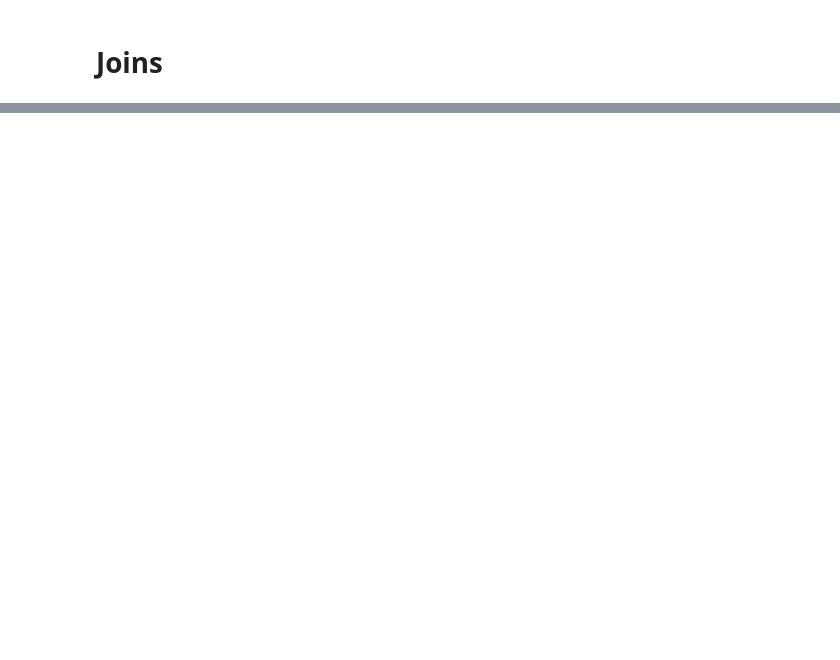
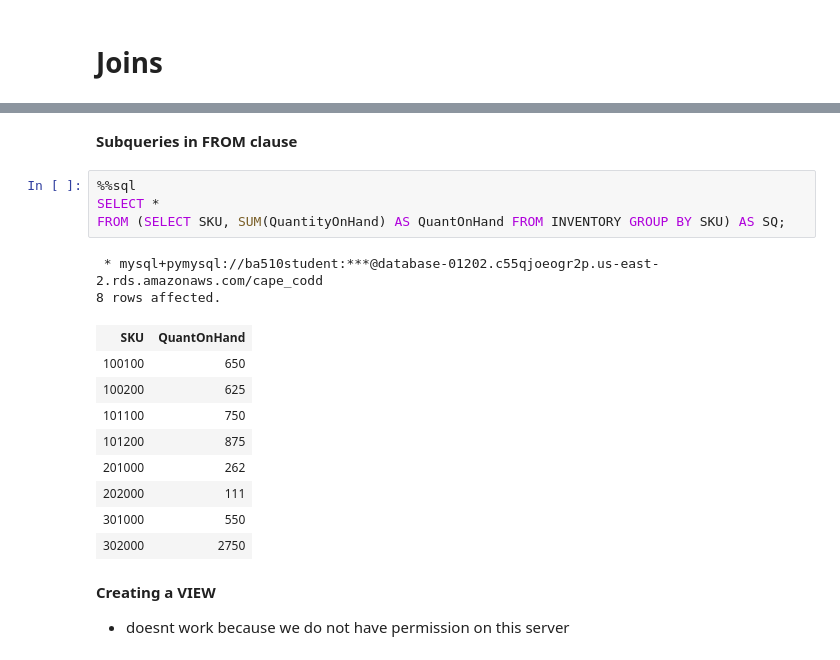
Before and after one commit to JamesNeri/cape-codd-JamesNeri, a Jupyter notebook: Chapter2_ClassNotes.ipynb, the cells around one changed output, grey strips where cells are left out. Drawn from its saved outputs; the diff is of its cells as text; blank space fills up the shorter version.

```diff
--- a/Chapter2_ClassNotes.ipynb
+++ b/Chapter2_ClassNotes.ipynb
@@ -549,0 +578,21 @@ JOIN SKU_DATA ON (SKU_DATA.SKU = ORDER_ITEM.SKU);
+# %% [markdown]
+__Subqueries in FROM clause__
+# %%
+%%sql
+SELECT *
+FROM (SELECT SKU, SUM(QuantityOnHand) AS QuantOnHand FROM INVENTORY GROUP BY SKU) AS SQ;
+# %% [output]
+ * mysql+pymysql://ba510student:***@database-01202.c55qjoeogr2p.us-east-2.rds.amazonaws.com/cape_codd
+8 rows affected.
+| SKU | QuantOnHand |
+| 100100 | 650 |
+| 100200 | 625 |
+| 101100 | 750 |
+| 101200 | 875 |
+| 201000 | 262 |
+| 202000 | 111 |
+| 301000 | 550 |
+| 302000 | 2750 |
+# %% [markdown]
+__Creating a VIEW__
+- doesnt work because we do not have permission on this server
```
Also changed, not shown: parts of 14 cells of this notebook, 1 other file.
